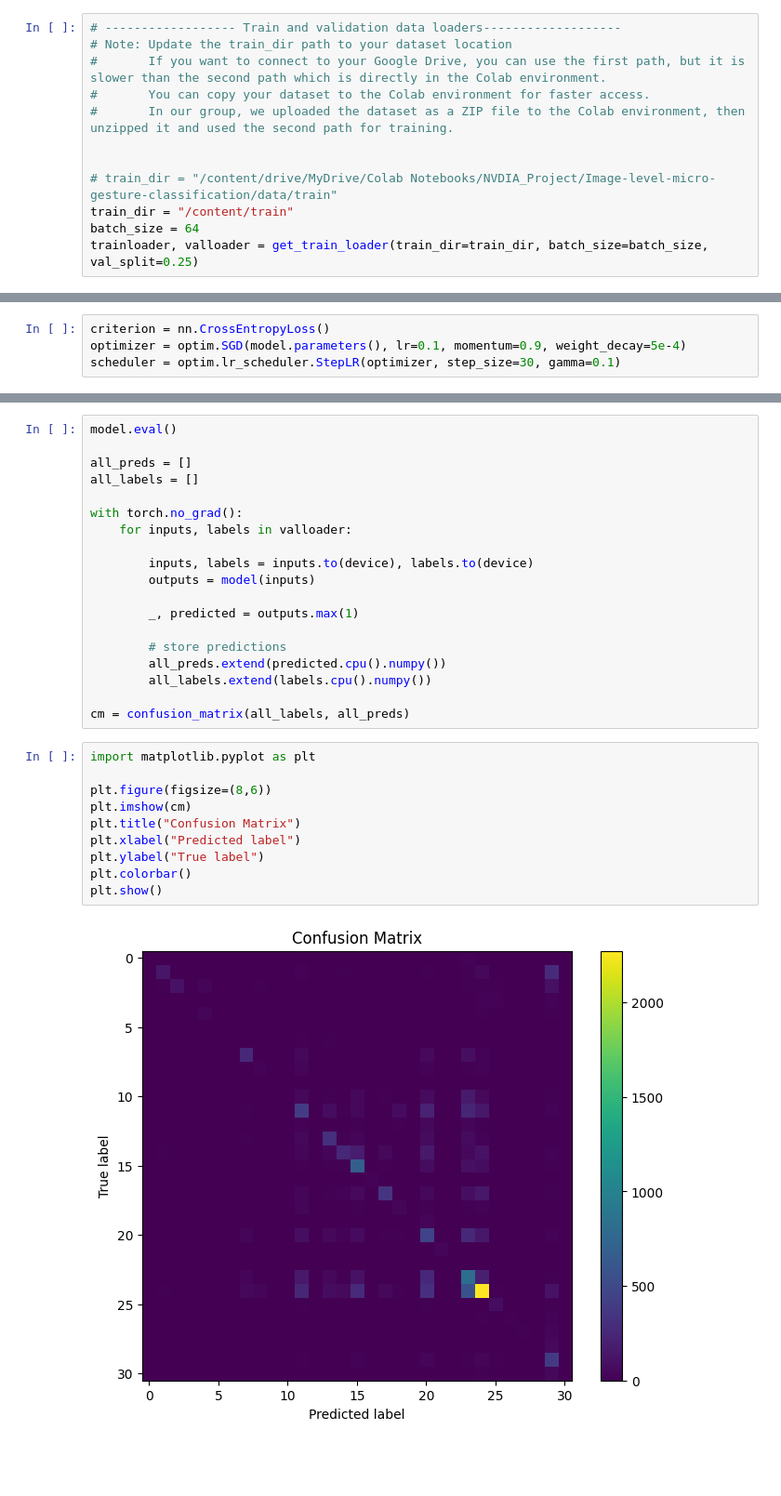
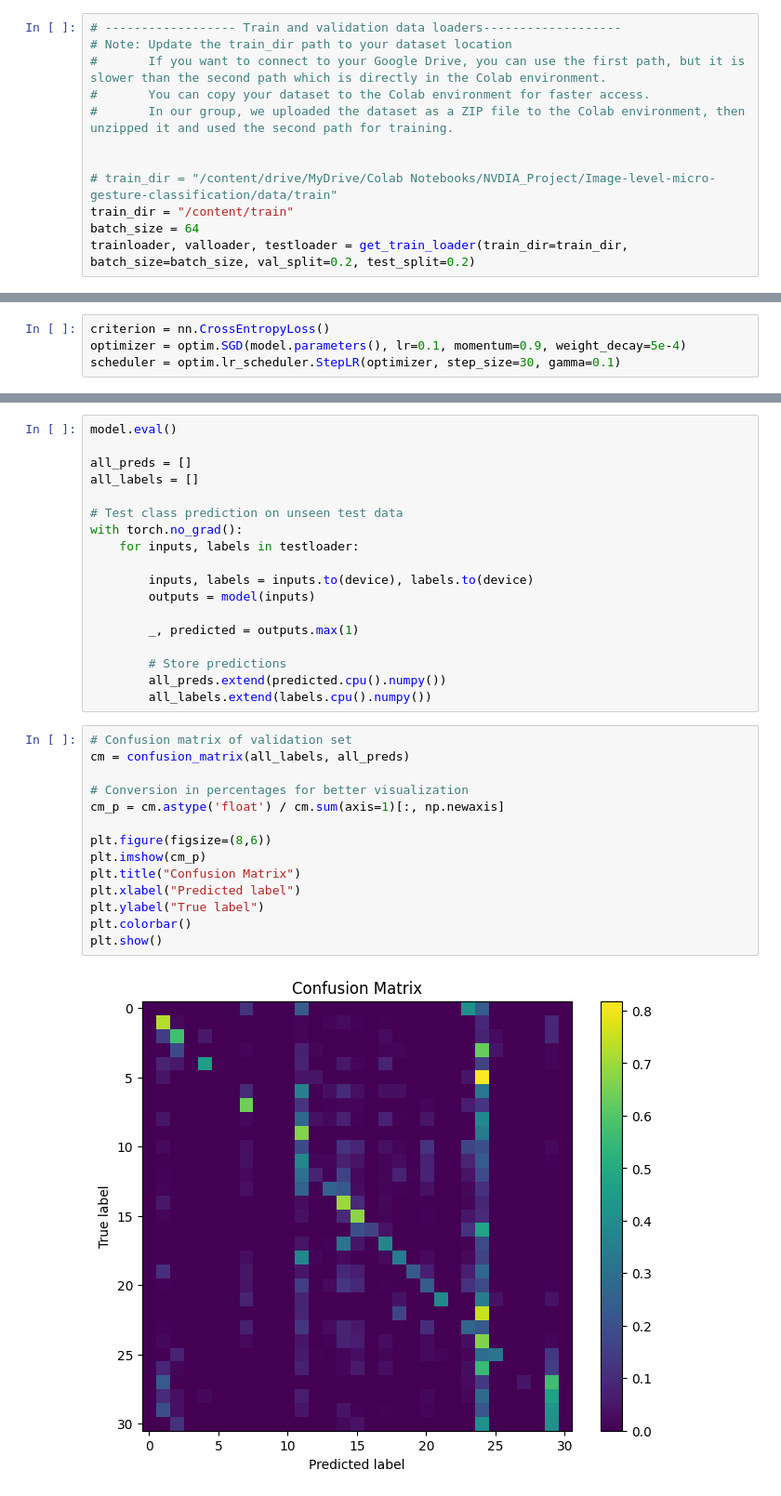
Before and after one commit to AdrianKhalatbari/Image-level-micro-gesture-classification, a Jupyter notebook: notebooks/train.ipynb, the cells around one changed output, grey strips where cells are left out. Shown at 93% size. Saved outputs shown, nothing was run; the diff lists cells and outputs as text; blank space fills up the shorter version.

```diff
--- a/notebooks/train.ipynb
+++ b/notebooks/train.ipynb
@@ -60,7 +60,7 @@ Thu Mar 19 12:30:16 2026
 # train_dir = "/content/drive/MyDrive/Colab Notebooks/NVDIA_Project/Image-level-micro-gesture-classification/data/train"
 train_dir = "/content/train"
 batch_size = 64
-trainloader, valloader = get_train_loader(train_dir=train_dir, batch_size=batch_size, val_split=0.25)
+trainloader, valloader, testloader = get_train_loader(train_dir=train_dir, batch_size=batch_size, val_split=0.2, test_split=0.2)
 # %%
 # Step 3: Model Selection - Test loading a pre-trained model
 model = build_resnet18()
@@ -201,28 +213,31 @@ model.eval()
 all_preds = []
 all_labels = []
 
+# Test class prediction on unseen test data
 with torch.no_grad():
-    for inputs, labels in valloader:
+    for inputs, labels in testloader:
 
         inputs, labels = inputs.to(device), labels.to(device)
         outputs = model(inputs)
 
         _, predicted = outputs.max(1)
 
-        # store predictions
+        # Store predictions
         all_preds.extend(predicted.cpu().numpy())
         all_labels.extend(labels.cpu().numpy())
-
-cm = confusion_matrix(all_labels, all_preds)
 # %%
-import matplotlib.pyplot as plt
+# Confusion matrix of validation set
+cm = confusion_matrix(all_labels, all_preds)
+
+# Conversion in percentages for better visualization
+cm_p = cm.astype('float') / cm.sum(axis=1)[:, np.newaxis]
 
 plt.figure(figsize=(8,6))
-plt.imshow(cm)
+plt.imshow(cm_p)
 plt.title("Confusion Matrix")
 plt.xlabel("Predicted label")
 plt.ylabel("True label")
 plt.colorbar()
 plt.show()
 # %% [output]
-[figure, old version]
+[figure, new version]
```
Also changed, not shown: parts of 7 cells of this notebook, 3 other files.
